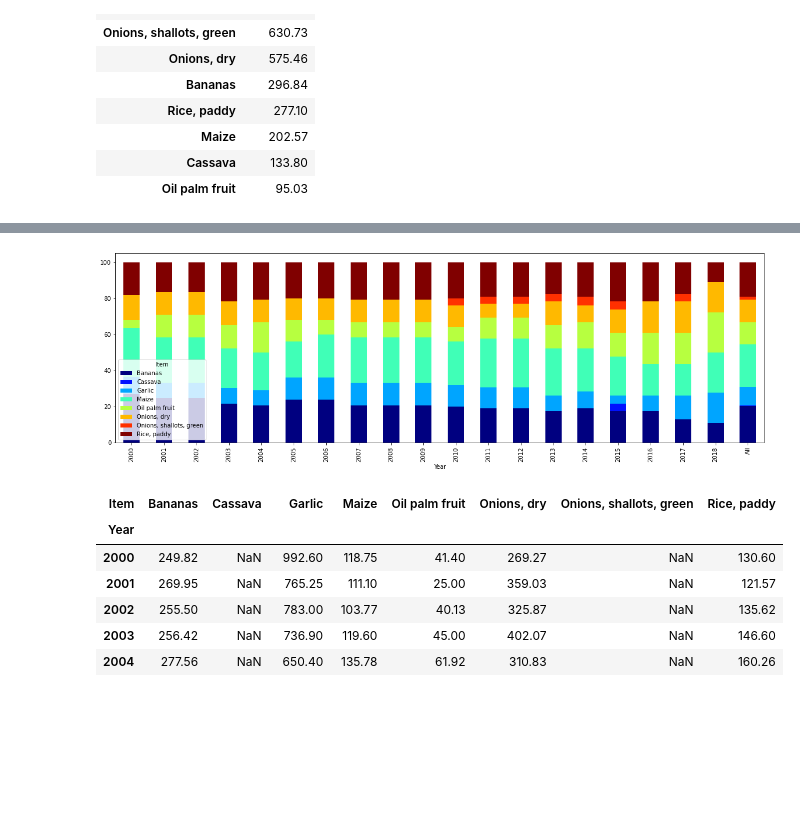
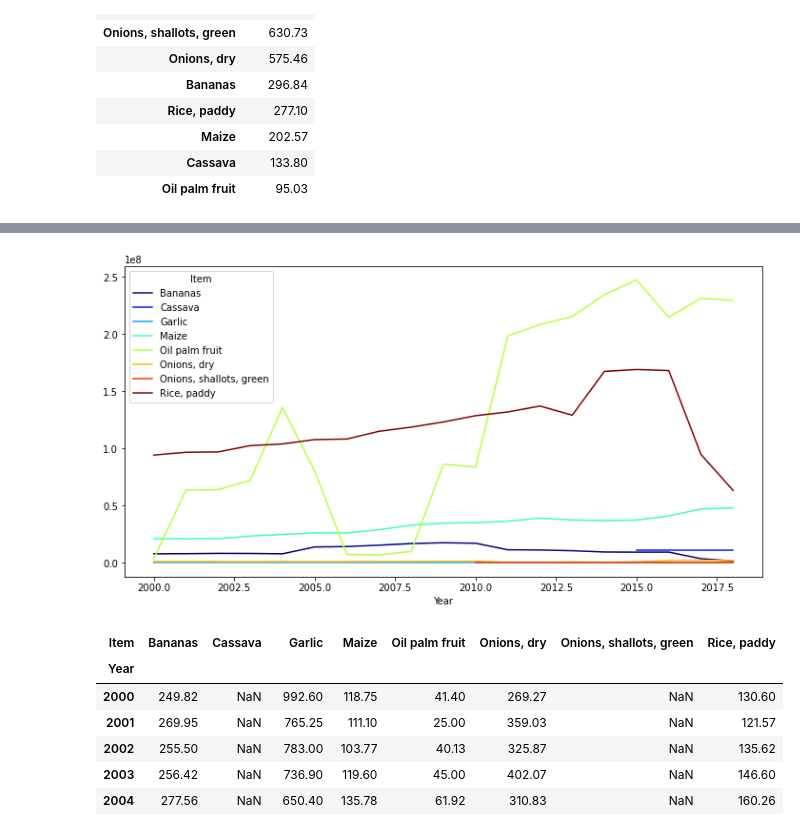
Before and after one commit to DWahyuA/FP_JCDS_DwiWahyuAndrian, a Jupyter notebook: EDA/EDA_FinalProject2.ipynb, the cells around one changed output, grey strips where cells are left out. Drawn from its saved outputs; the diff is of its cells as text; code cells hidden in the pictures; blank space fills up the shorter version.

```diff
--- a/EDA/EDA_FinalProject2.ipynb
+++ b/EDA/EDA_FinalProject2.ipynb
@@ -623,5 +578,5 @@ crop_tonnes2.sort_values(by='Avg_Price', ascending=False)
 # %%
-crop_tonnes3=(pd.crosstab(index=crop_tonnes['Year'], columns=crop_tonnes['Item'], normalize='index', margins=True)*100).round(2).interpolate(method='index')
+crop_tonnes3=(pd.crosstab(index=crop_tonnes['Year'], columns=crop_tonnes['Item'], values=crop_tonnes['Production_Value'], aggfunc='sum')).round(2).interpolate(method='index')
 crop_tonnes3
 # %% [output]
 | Item | Bananas | Cassava | Garlic | Maize | Oil palm fruit | Onions, dry | Onions, shallots, green | Rice, paddy |
@@ -645,8 +600,8 @@ crop_tonnes3
 # %%
-crop_tonnes3.plot(kind='bar',stacked=True, figsize=(20, 6), colormap= 'jet')
+crop_tonnes3.plot(kind='line', figsize=(12, 6), colormap= 'jet')
 plt.show()
 # %% [output]
-[figure, old version]
+[figure, new version]
 # %%
 crop_tonnes4=(pd.crosstab(index=crop_tonnes['Year'], columns=crop_tonnes['Item'], values=crop_tonnes['Price_Value'], aggfunc='mean')).round(2).interpolate(method='index')
 
```
Also changed, not shown: parts of 82 cells of this notebook, 32 other files.
